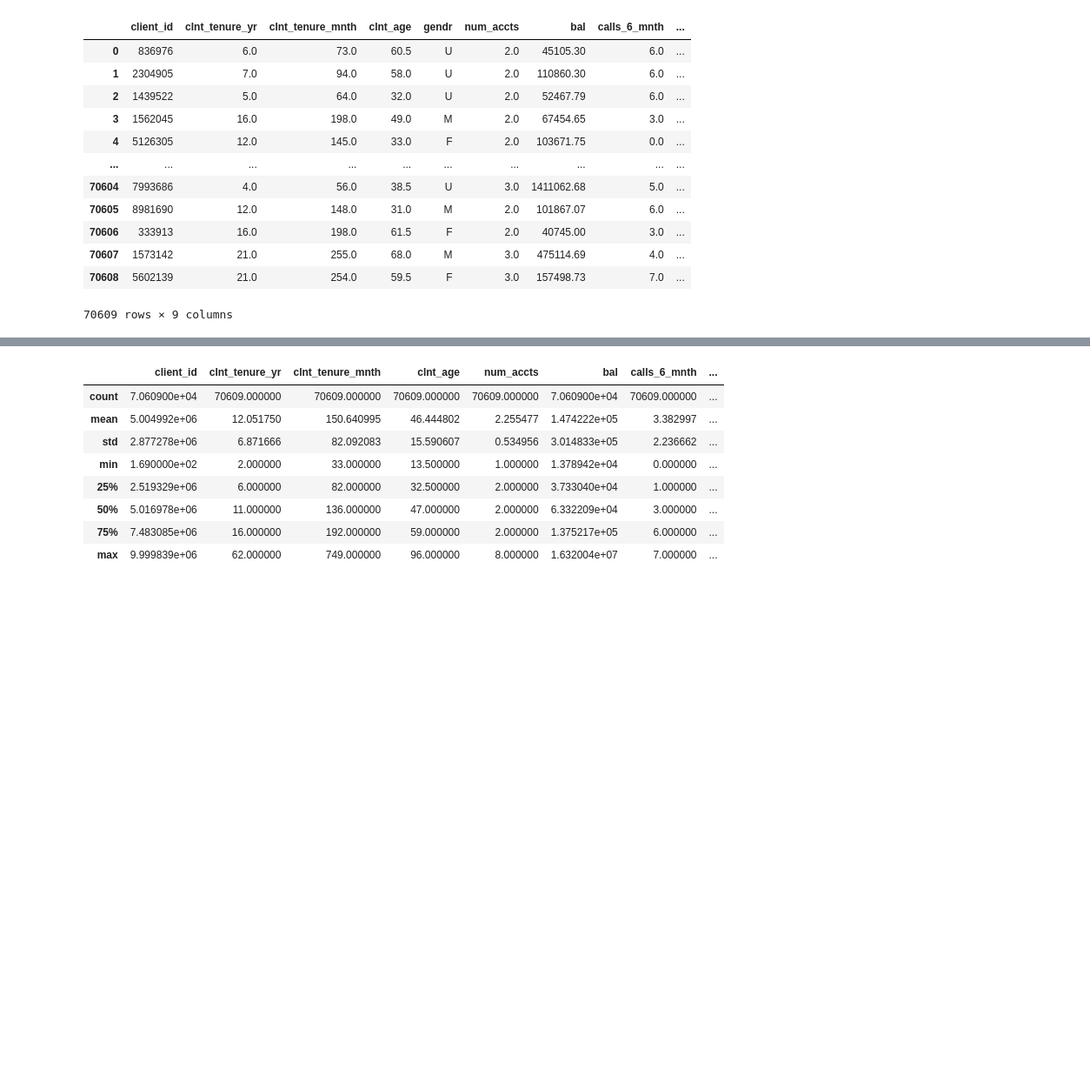
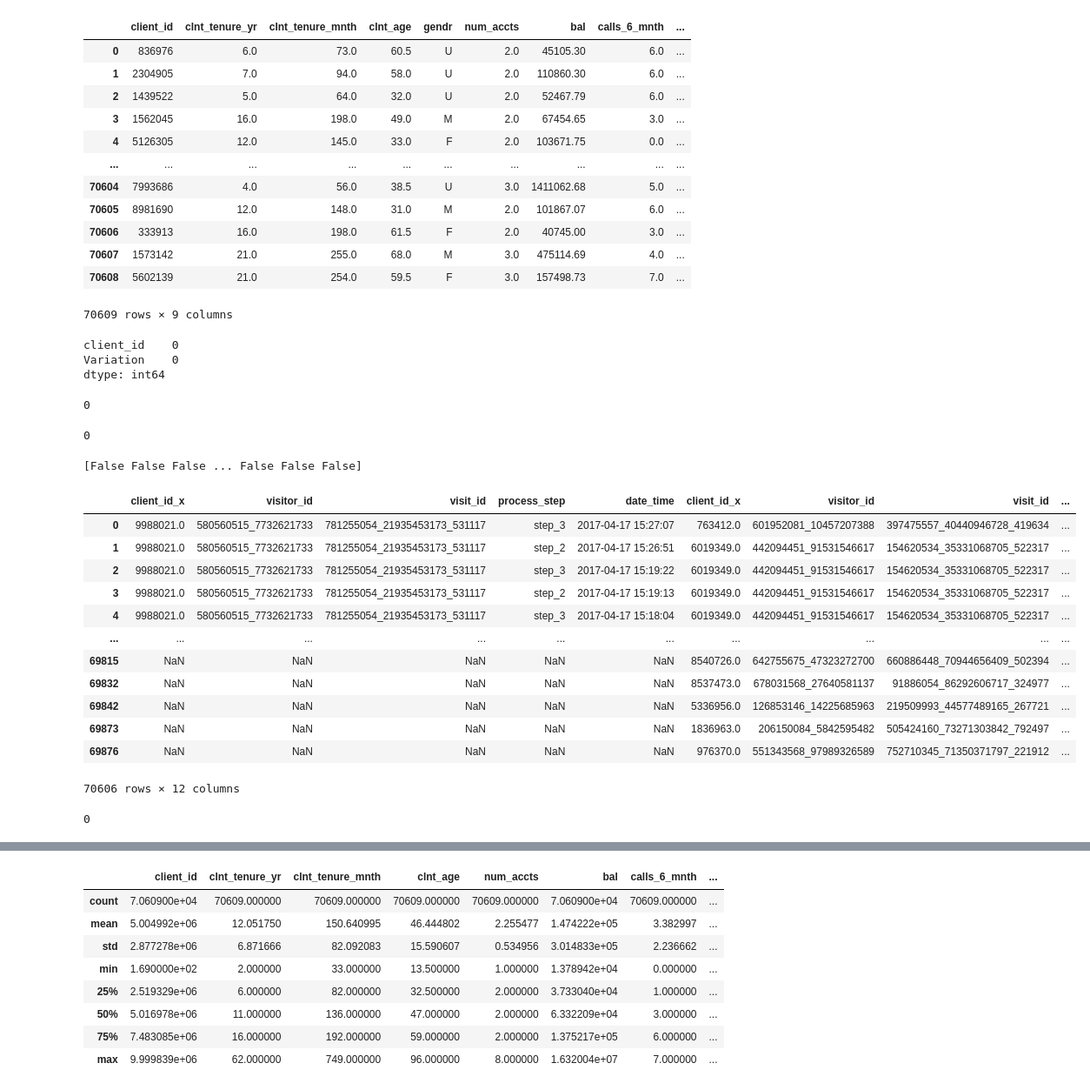
Before and after one commit to Jedinho21/vanguard-ab-test, a Jupyter notebook: Notebooks/TWEEDE NOTEBOOK VOOR PROJECT_2.ipynb, the cells around one changed output, grey strips where cells are left out. Shown: that part at 87% size. Drawn from its saved outputs; the diff is of its cells as text; code cells hidden in the pictures; blank space fills up the shorter version.

```diff
--- a/Notebooks/TWEEDE NOTEBOOK VOOR PROJECT_2.ipynb
+++ b/Notebooks/TWEEDE NOTEBOOK VOOR PROJECT_2.ipynb
@@ -11,0 +61,4 @@ data_2=pd.read_csv(r"C:\Users\Gebruiker\Desktop\IRONHACK\WEEK_5\TWEEDE_PROJECT\v
+# %%
+#drpping duplicates for data_1
+data_1=data_1.drop_duplicates()
+data_1
@@ -11,0 +98,4 @@ data_2=pd.read_csv(r"C:\Users\Gebruiker\Desktop\IRONHACK\WEEK_5\TWEEDE_PROJECT\v
+# %%
+#droppinf duplicates for data_2
+data_2=data_2.drop_duplicates()
+data_2
@@ -110,3 +168,48 @@ df_demo
 | 70607 | 1573142 | 21.0 | 255.0 | 68.0 | M | 3.0 | 475114.69 | 4.0 | ... |
 | 70608 | 5602139 | 21.0 | 254.0 | 59.5 | F | 3.0 | 157498.73 | 7.0 | ... |
 70609 rows × 9 columns
+# %%
+#checking for null values for df_experiment
+df_experiment.isna().sum()
+# %% [output]
+client_id    0
+Variation    0
+dtype: int64
+# %%
+#checking for duplicates  for df_experiment
+df_experiment.duplicated().sum()
+# %% [output]
+0
+# %%
+missing_values="Variation"
+missing_indices=df_experiment[df_experiment[missing_values].isnull()].index
+unique_categories=df_experiment[missing_values].unique()
+df_experiment.loc[missing_indices,missing_values]=np.random.choice(unique_categories, len(missing_indices))
+print(df_experiment[missing_values].isnull().sum())
+# %% [output]
+0
+# %%
+print(df_experiment.index.duplicated())
+# %% [output]
+[False False False ... False False False]
+# %%
+merged_df = pd.merge(df_web_data, df_experiment, left_index=True, right_index=True)
+merged_df
+# %% [output]
+|  | client_id_x | visitor_id | visit_id | process_step | date_time | client_id_x | visitor_id | visit_id | ... |
+| 0 | 9988021.0 | 580560515_7732621733 | 781255054_21935453173_531117 | step_3 | 2017-04-17 15:27:07 | 763412.0 | 601952081_10457207388 | 397475557_40440946728_419634 | ... |
+| 1 | 9988021.0 | 580560515_7732621733 | 781255054_21935453173_531117 | step_2 | 2017-04-17 15:26:51 | 6019349.0 | 442094451_91531546617 | 154620534_35331068705_522317 | ... |
+| 2 | 9988021.0 | 580560515_7732621733 | 781255054_21935453173_531117 | step_3 | 2017-04-17 15:19:22 | 6019349.0 | 442094451_91531546617 | 154620534_35331068705_522317 | ... |
+| 3 | 9988021.0 | 580560515_7732621733 | 781255054_21935453173_531117 | step_2 | 2017-04-17 15:19:13 | 6019349.0 | 442094451_91531546617 | 154620534_35331068705_522317 | ... |
+| 4 | 9988021.0 | 580560515_7732621733 | 781255054_21935453173_531117 | step_3 | 2017-04-17 15:18:04 | 6019349.0 | 442094451_91531546617 | 154620534_35331068705_522317 | ... |
+| ... | ... | ... | ... | ... | ... | ... | ... | ... | ... |
+| 69815 | NaN | NaN | NaN | NaN | NaN | 8540726.0 | 642755675_47323272700 | 660886448_70944656409_502394 | ... |
+| 69832 | NaN | NaN | NaN | NaN | NaN | 8537473.0 | 678031568_27640581137 | 91886054_86292606717_324977 | ... |
+| 69842 | NaN | NaN | NaN | NaN | NaN | 5336956.0 | 126853146_14225685963 | 219509993_44577489165_267721 | ... |
+| 69873 | NaN | NaN | NaN | NaN | NaN | 1836963.0 | 206150084_5842595482 | 505424160_73271303842_792497 | ... |
+| 69876 | NaN | NaN | NaN | NaN | NaN | 976370.0 | 551343568_97989326589 | 752710345_71350371797_221912 | ... |
+70606 rows × 12 columns
+# %%
+merged_df.duplicated().sum()
+# %% [output]
+0
```
Also changed, not shown: parts of 35 cells of this notebook.
